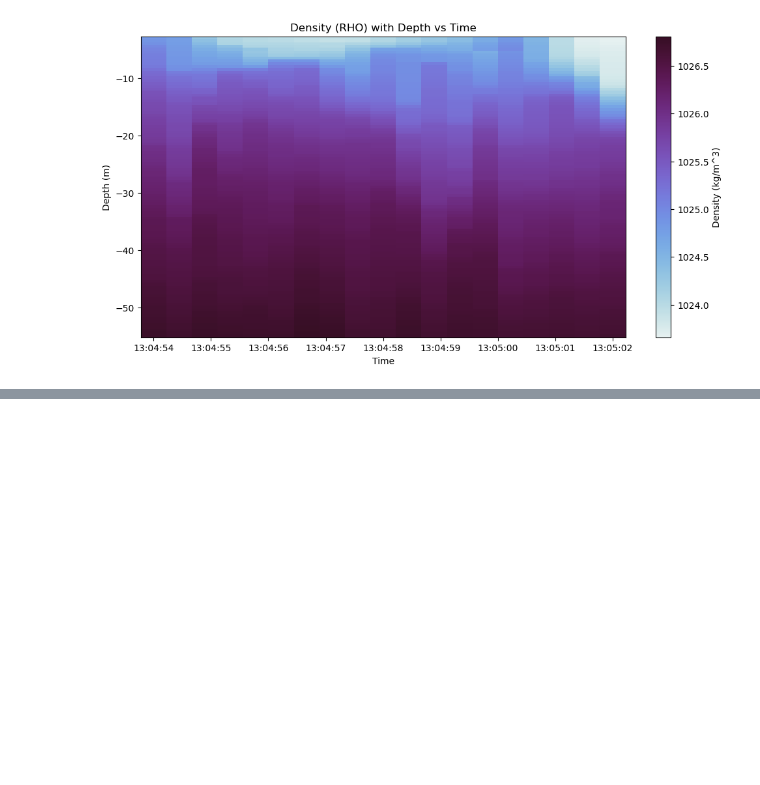
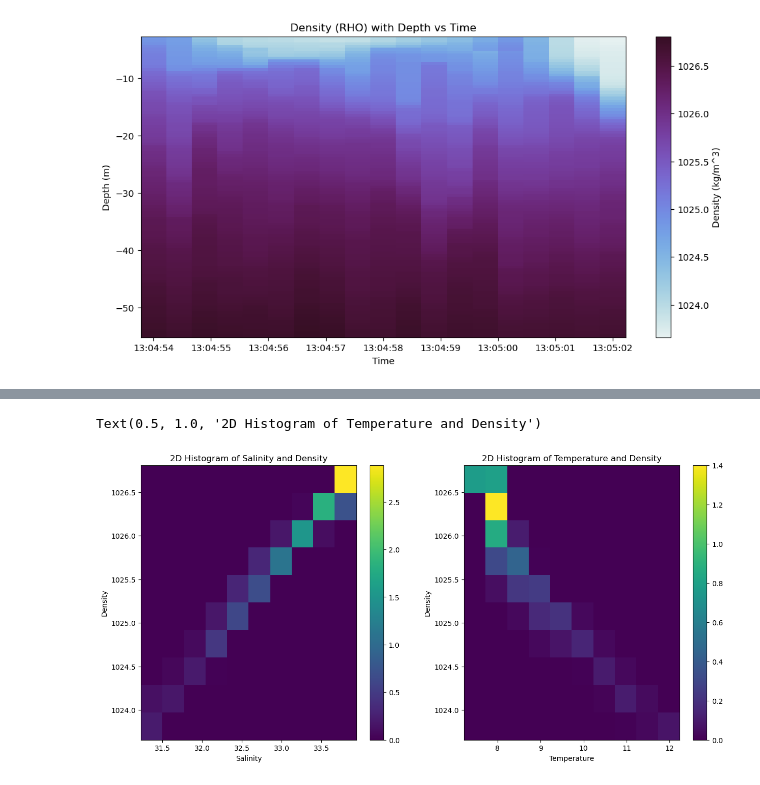
Before and after one commit to tgstone/sio-math-workshop, a Jupyter notebook: docs/source/day2/data_workshop1.ipynb, the cells around one changed output, grey strips where cells are left out. Cells and saved outputs as stored; diff of their text form; code cells hidden in the pictures; blank space fills up the shorter version.

```diff
--- a/docs/source/day2/data_workshop1.ipynb
+++ b/docs/source/day2/data_workshop1.ipynb
@@ -183,0 +274,17 @@ Minimum density: 1023.6581371622559
+# %%
+fig, axs = plt.subplots(1,2, figsize=(15,7))
+
+hist0 = axs[0].hist2d(SAL.flatten(), RHO.flatten(), density = True)
+fig.colorbar(hist0[3], ax=axs[0])
+axs[0].set_xlabel('Salinity')
+axs[0].set_ylabel('Density')
+axs[0].set_title('2D Histogram of Salinity and Density')
+
+hist1 = axs[1].hist2d(TEMP.flatten(), RHO.flatten(), density = True)
+fig.colorbar(hist1[3], ax=axs[1])
+axs[1].set_xlabel('Temperature')
+axs[1].set_ylabel('Density')
+axs[1].set_title('2D Histogram of Temperature and Density')
+# %% [output]
+Text(0.5, 1.0, '2D Histogram of Temperature and Density')
+[figure, added]
```
Also changed, not shown: parts of 9 cells of this notebook.
